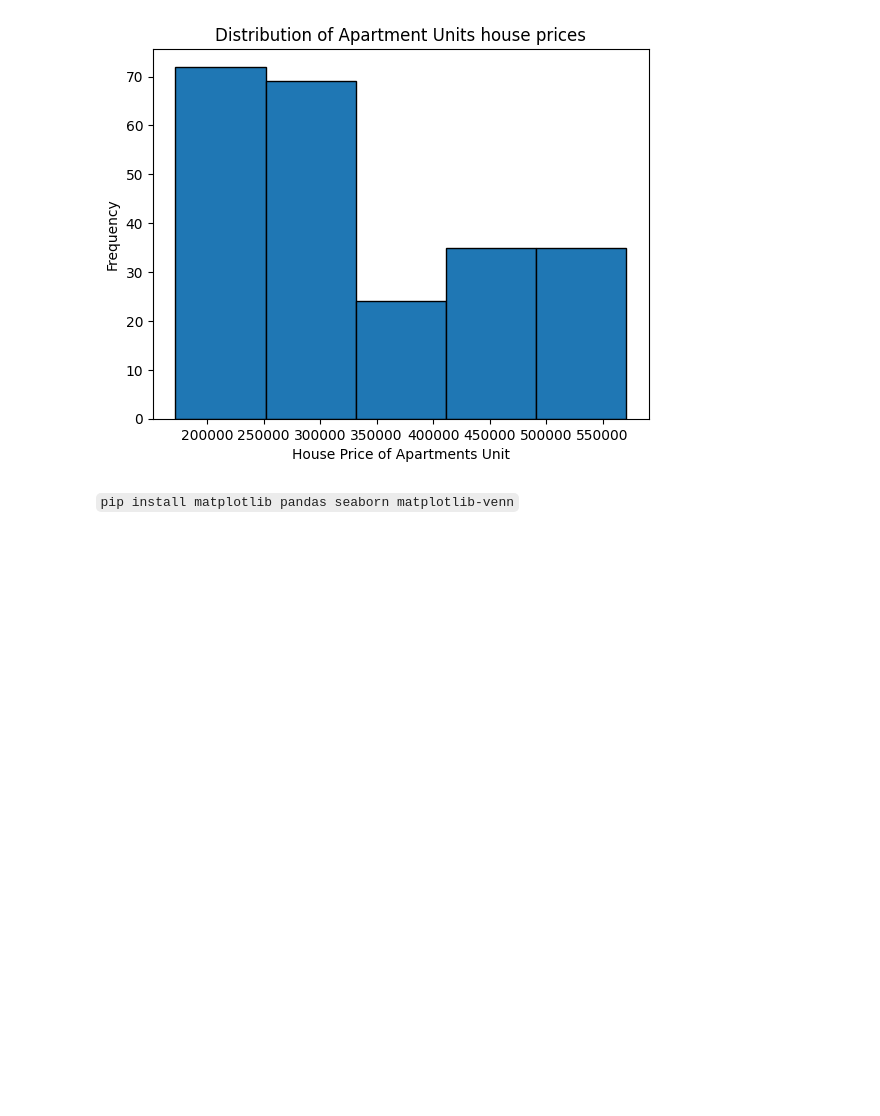
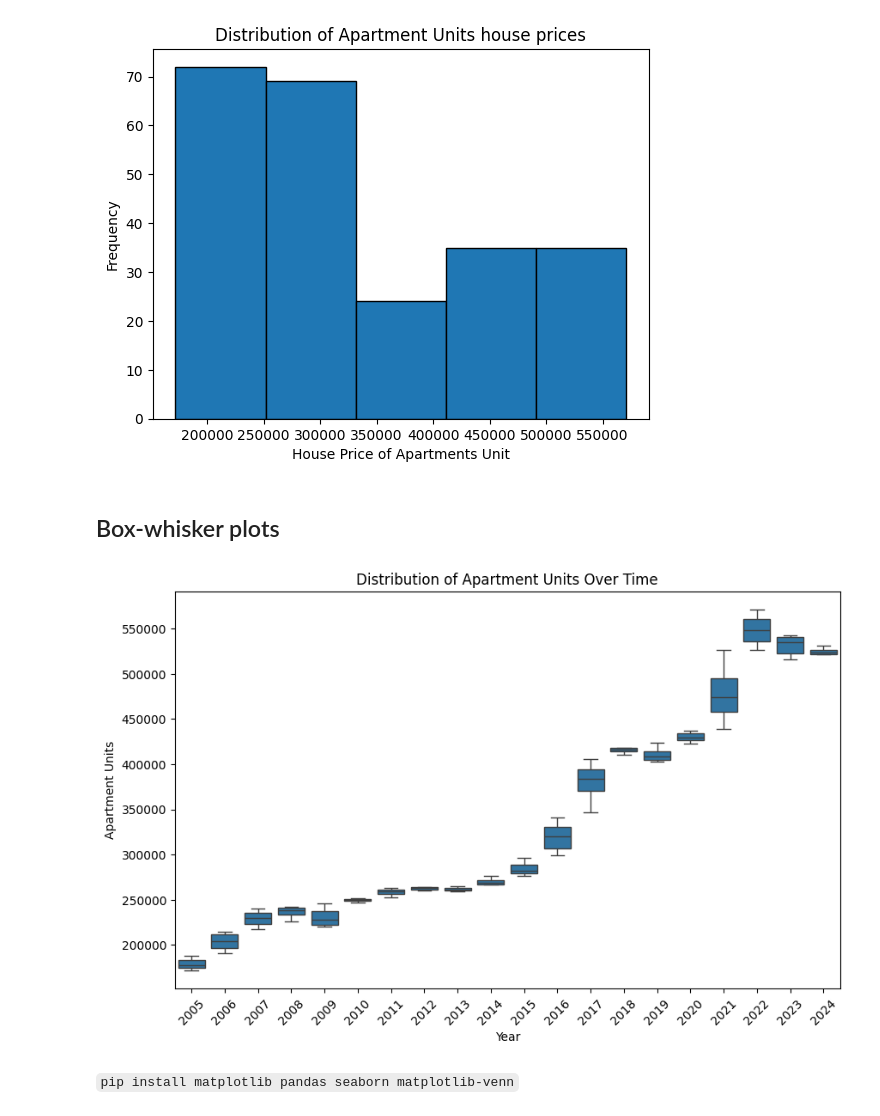
Before and after one commit to Jianting-Selina/PROG8430-1, a Jupyter notebook: week2presentation.ipynb, the cells around one changed output. Cells and saved outputs as stored; diff of their text form; code cells hidden in the pictures; blank space fills up the shorter version.

```diff
--- a/week2presentation.ipynb
+++ b/week2presentation.ipynb
@@ -186,6 +186,36 @@ plt.title('Distribution of Apartment Units house prices')
 plt.show()
 # %% [output]
 [figure]
+# %% [markdown]
+## Box-whisker plots
+# %%
+import seaborn as sns
+import pandas as pd
+import matplotlib.pyplot as plt
+
+# Assuming you have a DataFrame named 'df' with columns 'Date' and 'Apartment Units'
+# You can load your dataset like this: df = pd.read_excel('your_file.xlsx')
+df = pd.read_excel('News_release_chart_data_August_2024.xlsx')
+# Convert the 'Date' column to datetime format (if it's not already)
+df['Date'] = pd.to_datetime(df['Date'])
+
+# Optional: Extract year from the date (for simplicity, we can box plot based on the year)
+df['Year'] = df['Date'].dt.year
+
+# Create a box plot with Apartment Units over different years
+plt.figure(figsize=(10, 6))
+sns.boxplot(x='Year', y='Apartment_unit', data=df)
+
+# Add labels and a title
+plt.title('Distribution of Apartment Units Over Time')
+plt.xlabel('Year')
+plt.ylabel('Apartment Units')
+
+# Show the plot
+plt.xticks(rotation=45)  # Rotate the x-axis labels if necessary
+plt.show()
+# %% [output]
+[figure, added]
 # %% [markdown]
 `pip install matplotlib pandas seaborn matplotlib-venn`
 # %% [markdown]
```
Also changed, not shown: parts of 1 cell of this notebook.
